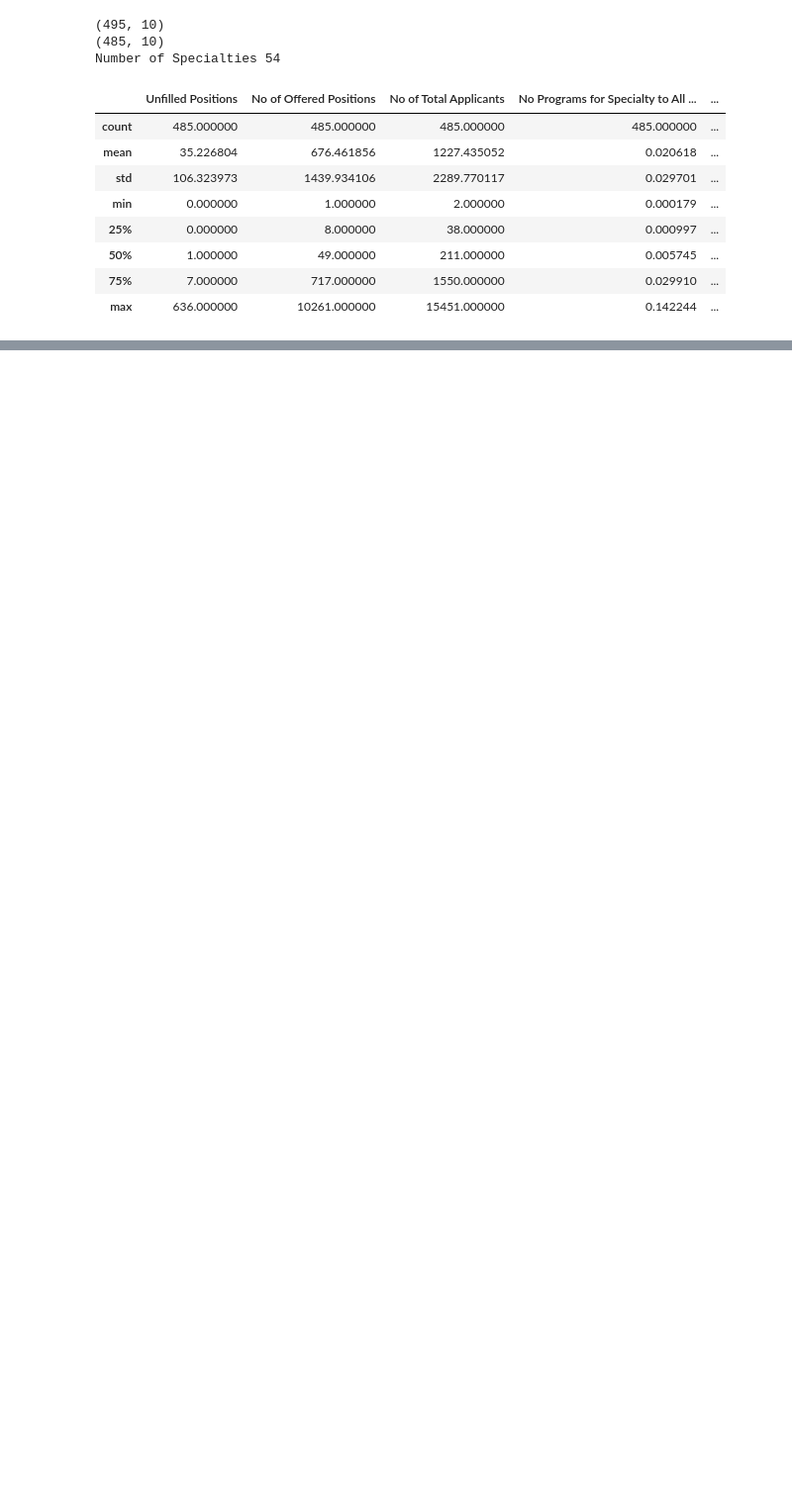
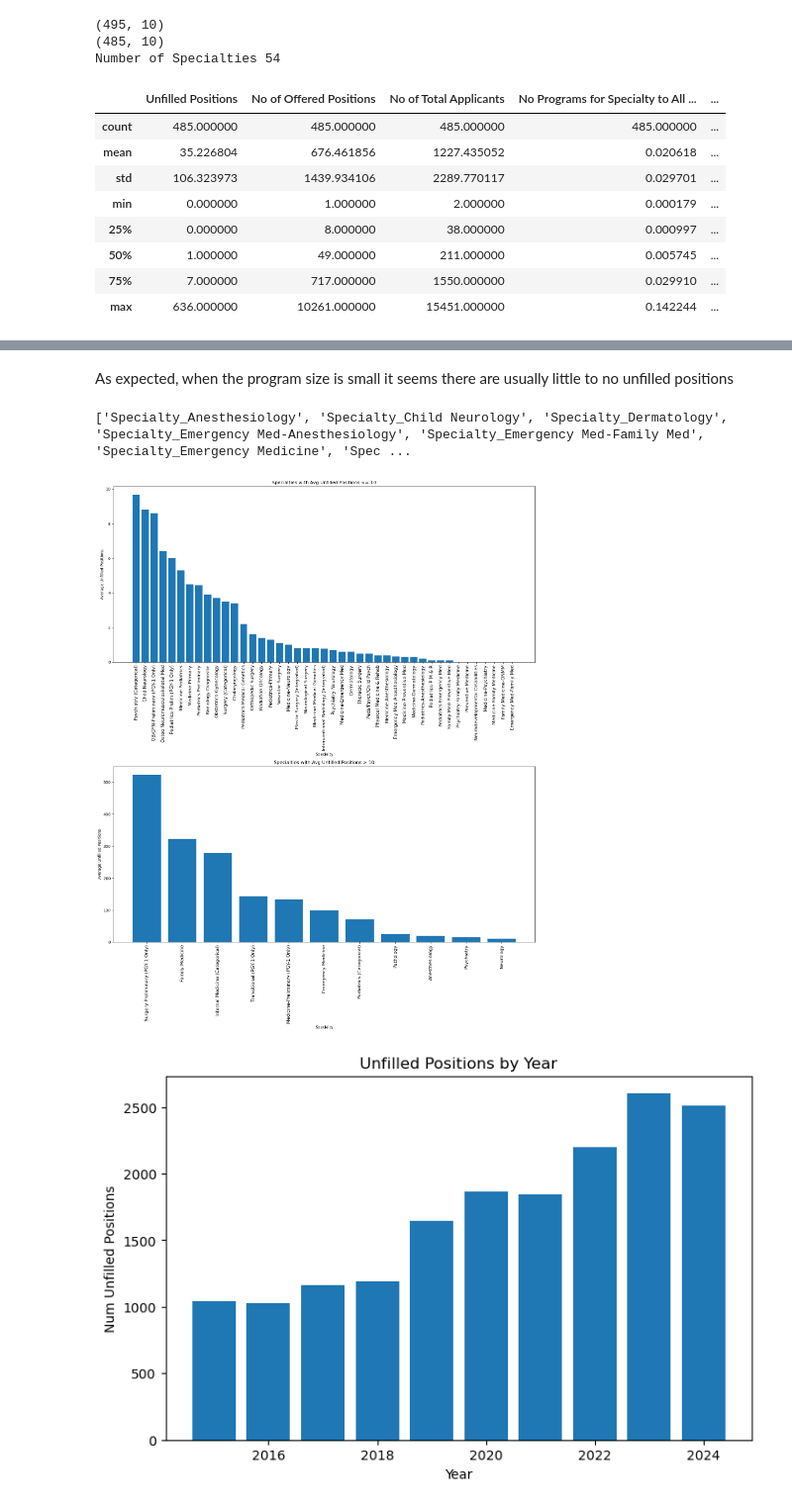
Before and after one commit to tarunajjarapu/Machine_Learning-Residency_Matching, a Jupyter notebook: MLProject.ipynb, the cells around one changed output, grey strips where cells are left out. Shown at 99% size. Cells and saved outputs as stored; diff of their text form; code cells hidden in the pictures; blank space fills up the shorter version.

Commit message:
Reformatted Data Exploration so that Commentary is next to the graph

```diff
--- a/MLProject.ipynb
+++ b/MLProject.ipynb
@@ -163,0 +141,52 @@ Text(0.5, 0, 'Year')
+# %% [markdown]
+As expected, when the program size is small it seems there are usually little to no unfilled positions
+# %%
+#bar graph for specialties:
+specialty_columns = [col for col in data.columns if 'Specialty_' in col]
+print(specialty_columns)
+avg_unfilled_positions_per_specialty=[] #the average over the years
+for specialty in specialty_columns:
+    avg_unfilled_positions_per_specialty.append(data[data[specialty]==True]['Unfilled Positions'].mean())
+
+less_than_10 = [(specialty, avg) for specialty, avg in zip(specialty_columns, avg_unfilled_positions_per_specialty) if avg <= 10]
+greater_than_10 = [(specialty, avg) for specialty, avg in zip(specialty_columns, avg_unfilled_positions_per_specialty) if avg > 10]
+
+less_than_10 = reversed(sorted(less_than_10, key=lambda x: x[1]))
+greater_than_10 = reversed(sorted(greater_than_10, key=lambda x: x[1]))
+
+specialties_lt_10, values_lt_10 = zip(*less_than_10) if less_than_10 else ([], [])
+specialties_gt_10, values_gt_10 = zip(*greater_than_10) if greater_than_10 else ([], [])
+
+fig, (ax1, ax2) = plt.subplots(2,1, figsize=(16, 20))
+
+# Plot for values <= 100
+ax1.bar(specialties_lt_10, values_lt_10)
+ax1.set_title('Specialties with Avg Unfilled Positions <= 10')
+ax1.set_xlabel('Specialty')
+ax1.set_ylabel('Average Unfilled Positions')
+ax1.set_xticklabels([x.split('_')[1] for x in specialties_lt_10], rotation=90, fontsize=12)
+
+# Plot for values > 100
+ax2.bar(specialties_gt_10, values_gt_10)
+ax2.set_title('Specialties with Avg Unfilled Positions > 10')
+ax2.set_xlabel('Specialty')
+ax2.set_ylabel('Average Unfilled Positions')
+ax2.set_xticklabels([x.split('_')[1] for x in specialties_gt_10], rotation=90, fontsize=12)
+
+plt.tight_layout()
+
+#bar graph for yearly trends
+year_totals = fulldata[fulldata['Specialty']=='Total PGY-1']['Unfilled Positions']
+years = fulldata[fulldata['Specialty']=='Total PGY-1']['Year']
+
+fig2, ax = plt.subplots(figsize=(8,5))
+ax.bar(years, year_totals)
+ax.set_title('Unfilled Positions by Year')
+ax.set_ylabel('Num Unfilled Positions')
+ax.set_xlabel('Year')
+
+plt.show()
+# %% [output]
+['Specialty_Anesthesiology', 'Specialty_Child Neurology', 'Specialty_Dermatology', 'Specialty_Emergency Med-Anesthesiology', 'Specialty_Emergency Med-Family Med', 'Specialty_Emergency Medicine', 'Spec ...
+[figure, added]
+[figure, added]
```
Also changed, not shown: parts of 19 cells of this notebook.
